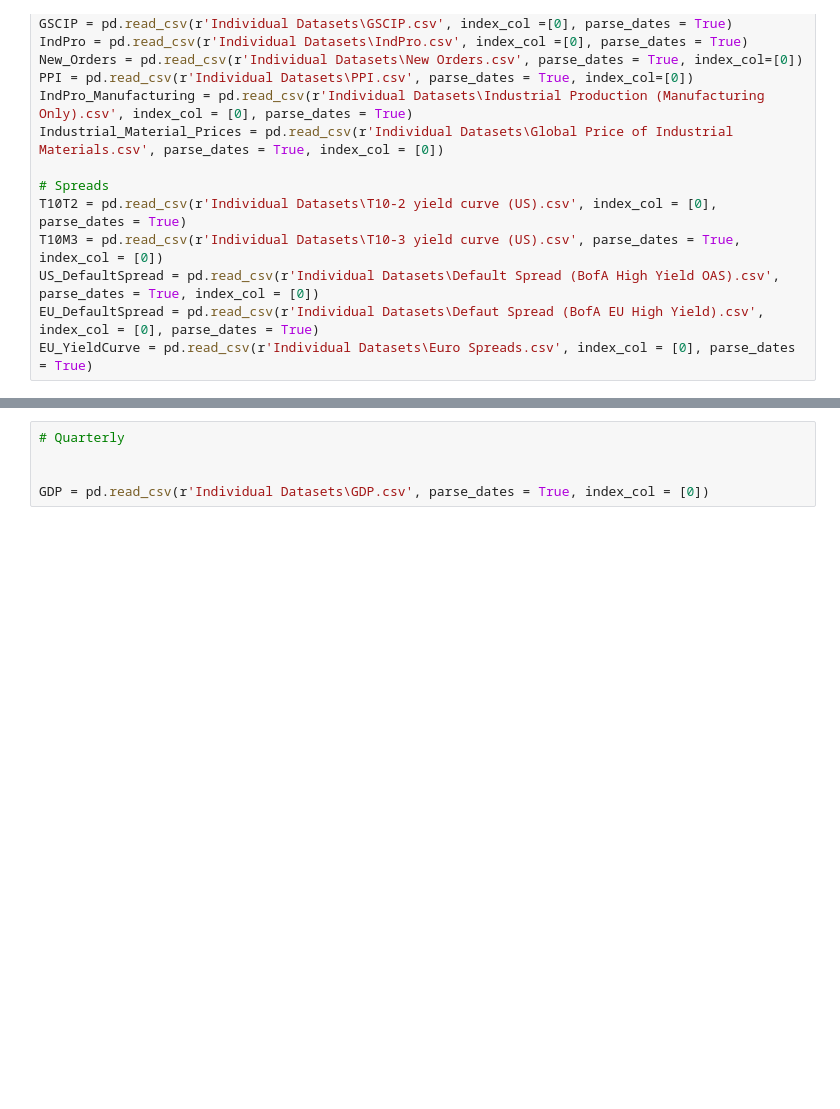
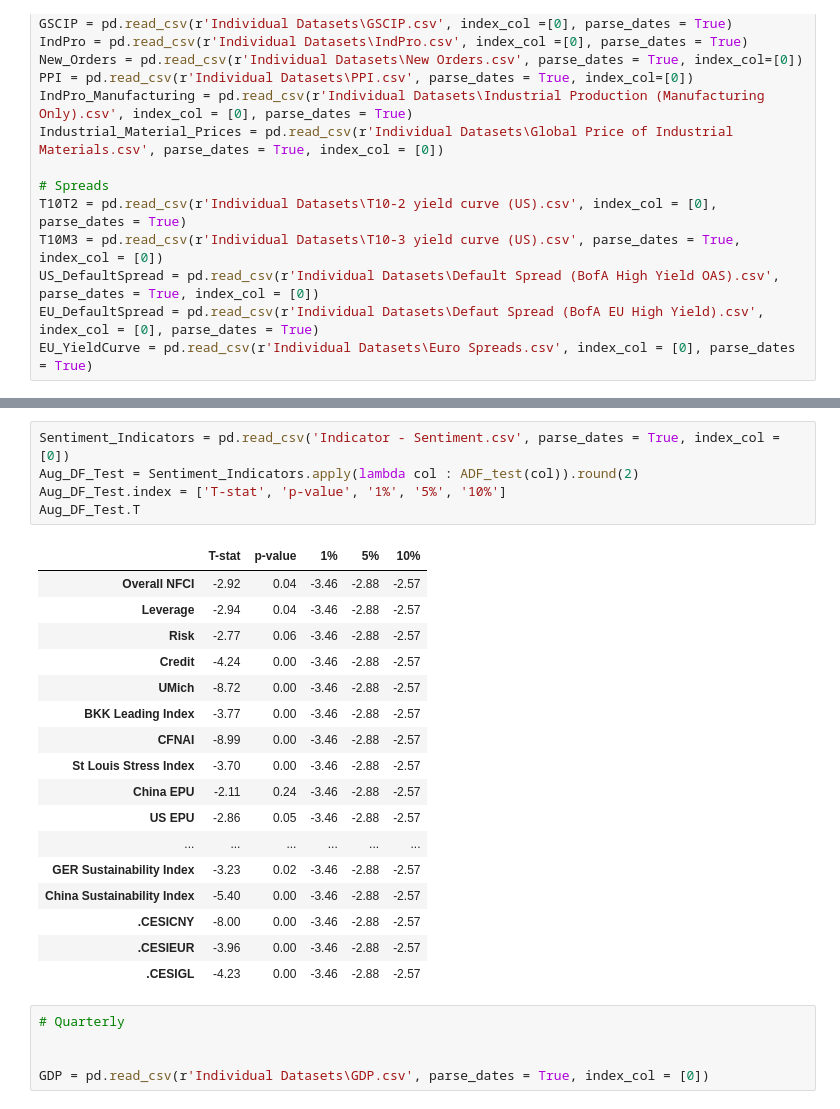
Before and after one commit to Pj-354/Python-Notebooks--Mine-, a Jupyter notebook: Dispersion/GARCH MIDAS/DCC MIDAS/_Data_Collection.ipynb, the cells around one changed output, grey strips where cells are left out. Drawn from its saved outputs; the diff is of its cells as text; blank space fills up the shorter version.

```diff
--- a/Dispersion/GARCH MIDAS/DCC MIDAS/_Data_Collection.ipynb
+++ b/Dispersion/GARCH MIDAS/DCC MIDAS/_Data_Collection.ipynb
@@ -607,3 +675,26 @@ Industrial_Indicators.to_csv('Industrial Indicators.csv')
+# %%
+Sentiment_Indicators = pd.read_csv('Indicator - Sentiment.csv', parse_dates = True, index_col = [0])
+Aug_DF_Test = Sentiment_Indicators.apply(lambda col : ADF_test(col)).round(2)
+Aug_DF_Test.index = ['T-stat', 'p-value', '1%', '5%', '10%']
+Aug_DF_Test.T
+# %% [output]
+|  | T-stat | p-value | 1% | 5% | 10% |
+| Overall NFCI | -2.92 | 0.04 | -3.46 | -2.88 | -2.57 |
+| Leverage | -2.94 | 0.04 | -3.46 | -2.88 | -2.57 |
+| Risk | -2.77 | 0.06 | -3.46 | -2.88 | -2.57 |
+| Credit | -4.24 | 0.00 | -3.46 | -2.88 | -2.57 |
+| UMich | -8.72 | 0.00 | -3.46 | -2.88 | -2.57 |
+| BKK Leading Index | -3.77 | 0.00 | -3.46 | -2.88 | -2.57 |
+| CFNAI | -8.99 | 0.00 | -3.46 | -2.88 | -2.57 |
+| St Louis Stress Index | -3.70 | 0.00 | -3.46 | -2.88 | -2.57 |
+| China EPU | -2.11 | 0.24 | -3.46 | -2.88 | -2.57 |
+| US EPU | -2.86 | 0.05 | -3.46 | -2.88 | -2.57 |
+| ... | ... | ... | ... | ... | ... |
+| GER Sustainability Index | -3.23 | 0.02 | -3.46 | -2.88 | -2.57 |
+| China Sustainability Index | -5.40 | 0.00 | -3.46 | -2.88 | -2.57 |
+| .CESICNY | -8.00 | 0.00 | -3.46 | -2.88 | -2.57 |
+| .CESIEUR | -3.96 | 0.00 | -3.46 | -2.88 | -2.57 |
+| .CESIGL | -4.23 | 0.00 | -3.46 | -2.88 | -2.57 |
 # %%
 # Quarterly
 
```
Also changed, not shown: parts of 41 cells of this notebook, 8 other files.
